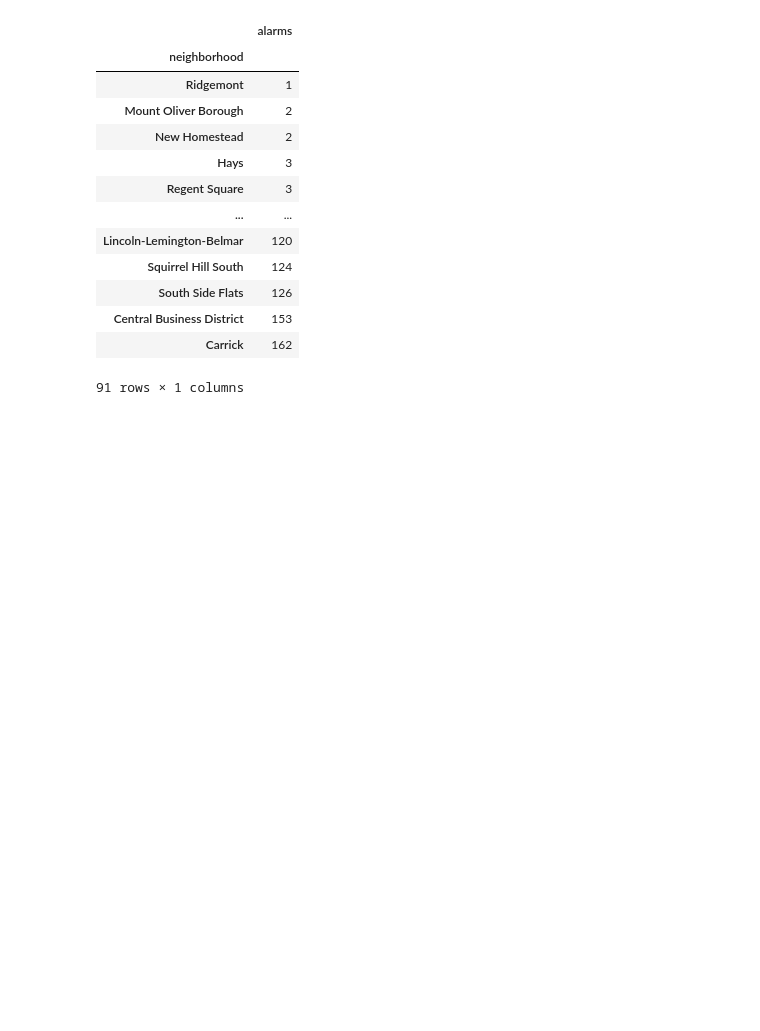
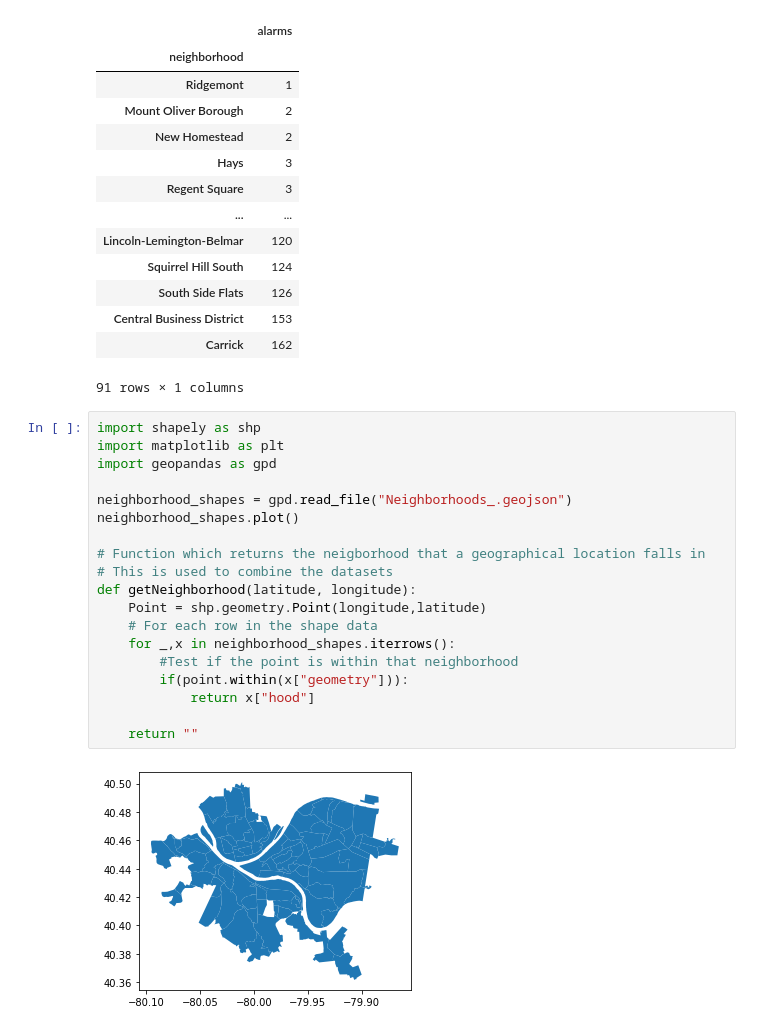
Before and after one commit to Steven-Jarmell/CS0010-FinalProject, a Jupyter notebook: FireDataSet.ipynb, the cells around one changed output. Cells and saved outputs as stored; diff of their text form; blank space fills up the shorter version.

Commit message:
FireDataSet

```diff
--- a/FireDataSet.ipynb
+++ b/FireDataSet.ipynb
@@ -26,3 +26,24 @@ df.plot(kind = 'bar', figsize=(15,10))
 | Central Business District | 153 |
 | Carrick | 162 |
 91 rows × 1 columns
+# %%
+import shapely as shp
+import matplotlib as plt
+import geopandas as gpd
+
+neighborhood_shapes = gpd.read_file("Neighborhoods_.geojson")
+neighborhood_shapes.plot()
+
+# Function which returns the neigborhood that a geographical location falls in
+# This is used to combine the datasets
+def getNeighborhood(latitude, longitude):
+    Point = shp.geometry.Point(longitude,latitude)
+    # For each row in the shape data
+    for _,x in neighborhood_shapes.iterrows():
+        #Test if the point is within that neighborhood
+        if(point.within(x["geometry"])):
+            return x["hood"]
+
+    return ""
+# %% [output]
+[figure, added]
```
Also changed, not shown: parts of 7 cells of this notebook, 8 other files.
